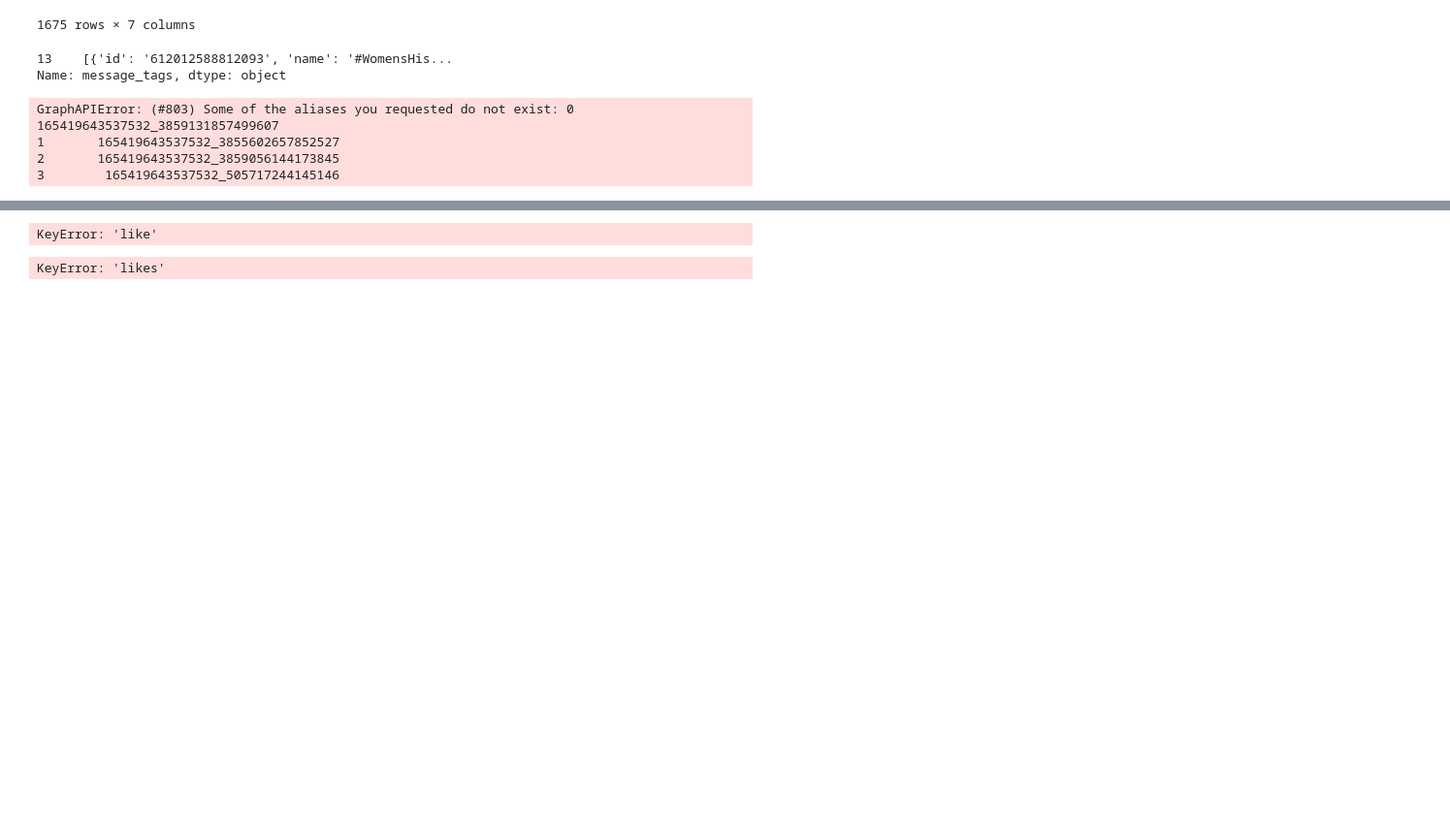
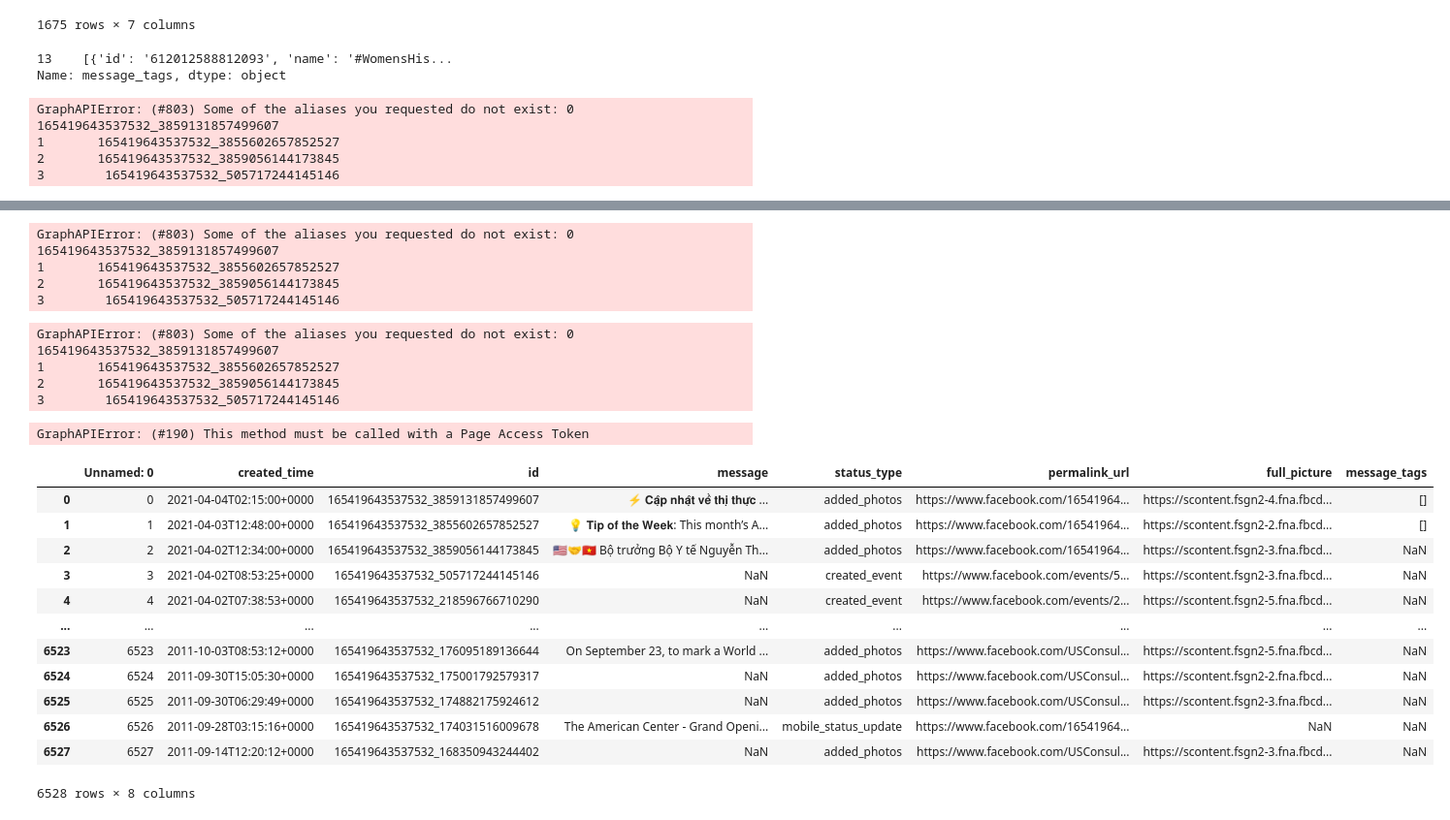
Before and after one commit to giatranhoang/usconsulate_insight, a Jupyter notebook: insight.ipynb, the cells around one changed output, grey strips where cells are left out. Shown at 97% size. Drawn from its saved outputs; the diff is of its cells as text; code cells hidden in the pictures; blank space fills up the shorter version.

Commit message:
Ambo posts

```diff
--- a/insight.ipynb
+++ b/insight.ipynb
@@ -92,8 +94,35 @@ IndentationError: unexpected indent (<ipython-input-187-9e0c78abe238>, line 6)
-# %%
-df['likes'] = df['id'].apyply(return_engagements)
-# %% [output]
-KeyError: 'like'
+# %%
+df['likes'] = graph.get_connections(df["id"], connection_name='insights',metric='post_activity_by_action_type', date_preset='yesterday', period='lifetime', show_description_from_api_doc=False)
+# %% [output]
+GraphAPIError: (#803) Some of the aliases you requested do not exist: 0       165419643537532_3859131857499607
+1       165419643537532_3855602657852527
+2       165419643537532_3859056144173845
+3        165419643537532_505717244145146
+# %%
+df["likes"] = graph.get_connections(id=df["id"], connection_name ='insights', metric='post_reactions_like_total', date_preset='yesterday', period='lifetime', show_description_from_api_doc=False)
+# %% [output]
+GraphAPIError: (#803) Some of the aliases you requested do not exist: 0       165419643537532_3859131857499607
+1       165419643537532_3855602657852527
+2       165419643537532_3859056144173845
+3        165419643537532_505717244145146
+# %%
+for index, row in df.iterrows():
+    row["likes"] = graph.get_connections(id=row["id"], connection_name ='insights', metric='post_reactions_like_total', date_preset='yesterday', period='lifetime', show_description_from_api_doc=False)
+# %% [output]
+GraphAPIError: (#190) This method must be called with a Page Access Token
 # %%
-df["likes"]
+df
 # %% [output]
+|  | Unnamed: 0 | created_time | id | message | status_type | permalink_url | full_picture | message_tags |
+| 0 | 0 | 2021-04-04T02:15:00+0000 | 165419643537532_3859131857499607 | ⚡️ 𝐂𝐚̣̂𝐩 𝐧𝐡𝐚̣̂𝐭 𝐯𝐞̂̀ 𝐭𝐡𝐢̣ 𝐭𝐡𝐮̛̣𝐜 ... | added_photos | https://www.facebook.com/16541964... | https://scontent.fsgn2-4.fna.fbcd... | [] |
+| 1 | 1 | 2021-04-03T12:48:00+0000 | 165419643537532_3855602657852527 | 💡 𝐓𝐢𝐩 𝐨𝐟 𝐭𝐡𝐞 𝐖𝐞𝐞𝐤: This month’s A... | added_photos | https://www.facebook.com/16541964... | https://scontent.fsgn2-2.fna.fbcd... | [] |
+| 2 | 2 | 2021-04-02T12:34:00+0000 | 165419643537532_3859056144173845 | 🇺🇸🤝🇻🇳 Bộ trưởng Bộ Y tế Nguyễn Th... | added_photos | https://www.facebook.com/16541964... | https://scontent.fsgn2-3.fna.fbcd... | NaN |
+| 3 | 3 | 2021-04-02T08:53:25+0000 | 165419643537532_505717244145146 | NaN | created_event | https://www.facebook.com/events/5... | https://scontent.fsgn2-3.fna.fbcd... | NaN |
+| 4 | 4 | 2021-04-02T07:38:53+0000 | 165419643537532_218596766710290 | NaN | created_event | https://www.facebook.com/events/2... | https://scontent.fsgn2-5.fna.fbcd... | NaN |
+| ... | ... | ... | ... | ... | ... | ... | ... | ... |
+| 6523 | 6523 | 2011-10-03T08:53:12+0000 | 165419643537532_176095189136644 | On September 23, to mark a World ... | added_photos | https://www.facebook.com/USConsul... | https://scontent.fsgn2-5.fna.fbcd... | NaN |
+| 6524 | 6524 | 2011-09-30T15:05:30+0000 | 165419643537532_175001792579317 | NaN | added_photos | https://www.facebook.com/USConsul... | https://scontent.fsgn2-2.fna.fbcd... | NaN |
+| 6525 | 6525 | 2011-09-30T06:29:49+0000 | 165419643537532_174882175924612 | NaN | added_photos | https://www.facebook.com/USConsul... | https://scontent.fsgn2-3.fna.fbcd... | NaN |
+| 6526 | 6526 | 2011-09-28T03:15:16+0000 | 165419643537532_174031516009678 | The American Center - Grand Openi... | mobile_status_update | https://www.facebook.com/16541964... | NaN | NaN |
+| 6527 | 6527 | 2011-09-14T12:20:12+0000 | 165419643537532_168350943244402 | NaN | added_photos | https://www.facebook.com/USConsul... | https://scontent.fsgn2-3.fna.fbcd... | NaN |
-KeyError: 'likes'
+6528 rows × 8 columns
```
Also changed, not shown: parts of 13 cells of this notebook, 1 other file.
